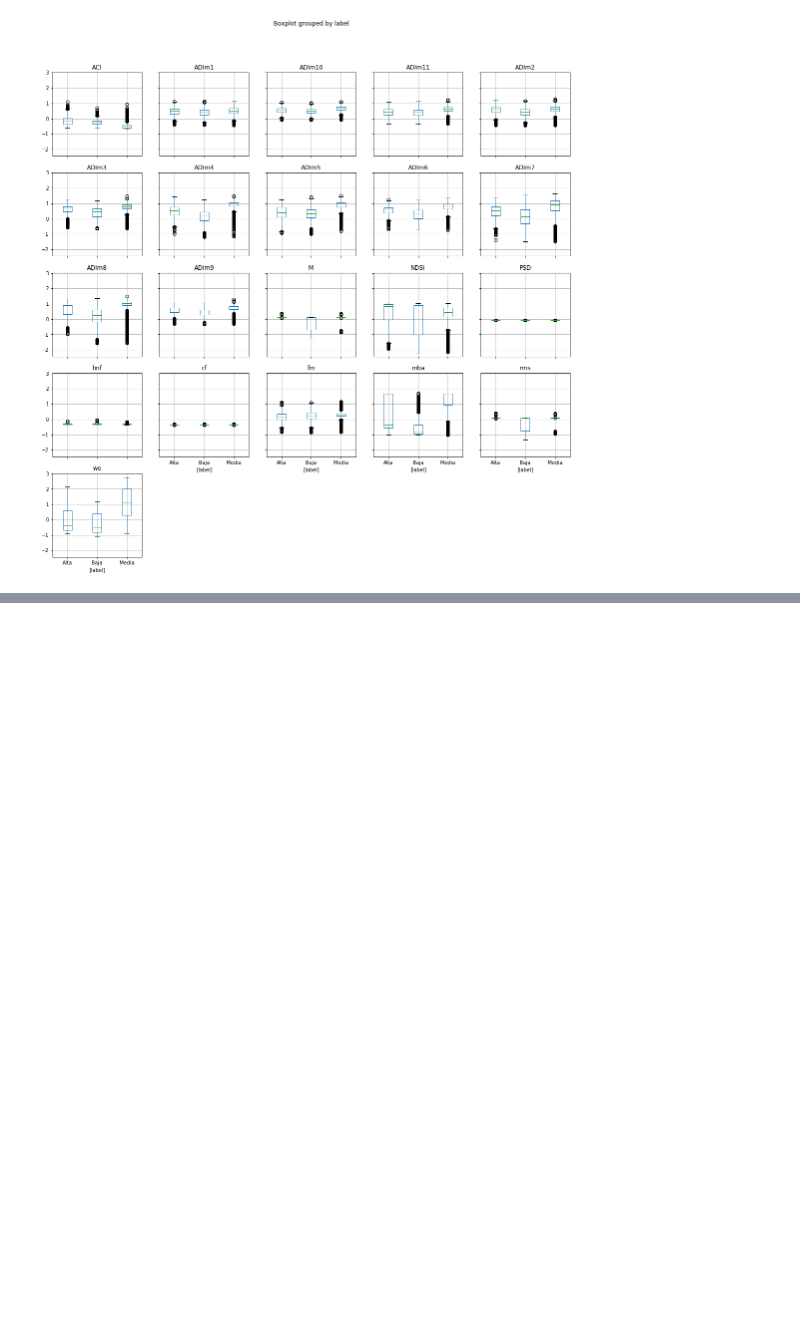
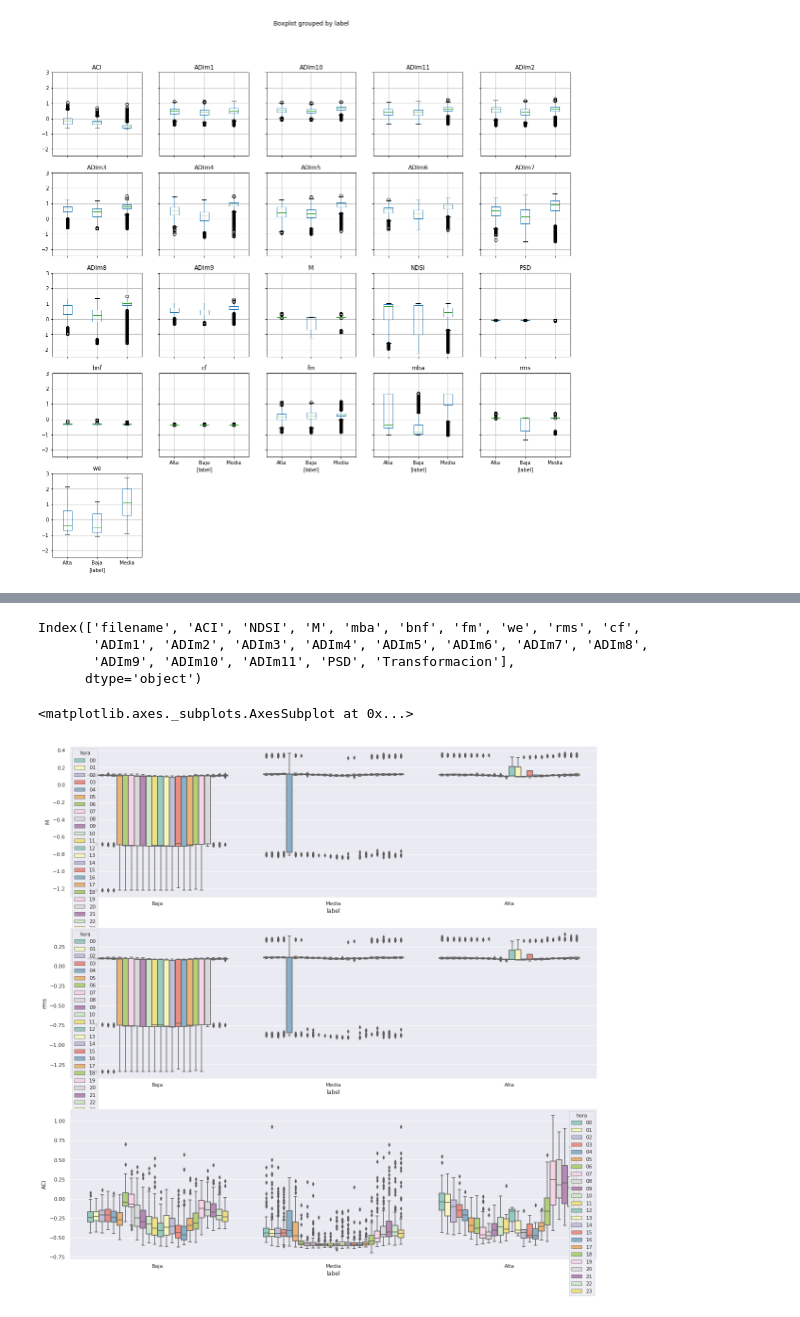
Before and after one commit to David9203/AnalisisVariables, a Jupyter notebook: Graficar boxplots/Boxplotdatos30octubre.ipynb, the cells around one changed output, grey strips where cells are left out. Saved outputs shown, nothing was run; the diff lists cells and outputs as text; code cells hidden in the pictures; blank space fills up the shorter version.

Commit message:
se agrega base de datos =)

```diff
--- a/Graficar boxplots/Boxplotdatos30octubre.ipynb
+++ b/Graficar boxplots/Boxplotdatos30octubre.ipynb
@@ -164,0 +158,21 @@ ax = sns.boxplot(x="label", y="PSD", hue="etapa", data=scals, palette="Set3")
+# %%
+datos.columns
+# %% [output]
+Index(['filename', 'ACI', 'NDSI', 'M', 'mba', 'bnf', 'fm', 'we', 'rms', 'cf',
+       'ADIm1', 'ADIm2', 'ADIm3', 'ADIm4', 'ADIm5', 'ADIm6', 'ADIm7', 'ADIm8',
+       'ADIm9', 'ADIm10', 'ADIm11', 'PSD', 'Transformacion'],
+      dtype='object')
+# %%
+fig = plt.figure()
+ax1 = fig.add_subplot(311)
+ax2 = fig.add_subplot(312)
+ax3 = fig.add_subplot(313)
+var='M'
+var3='rms'
+var2='ACI'
+sns.boxplot(x="label", y=var, hue="hora", data=scalxlabel, palette="Set3",ax=ax1)
+sns.boxplot(x="label", y=var3, hue="hora", data=scalxlabel, palette="Set3",ax=ax2)
+sns.boxplot(x="label", y=var2, hue="hora", data=scalxlabel, palette="Set3",ax=ax3)
+# %% [output]
+<matplotlib.axes._subplots.AxesSubplot at 0x...>
+[figure, added]
```
Also changed, not shown: parts of 62 cells of this notebook, 2 other files.
